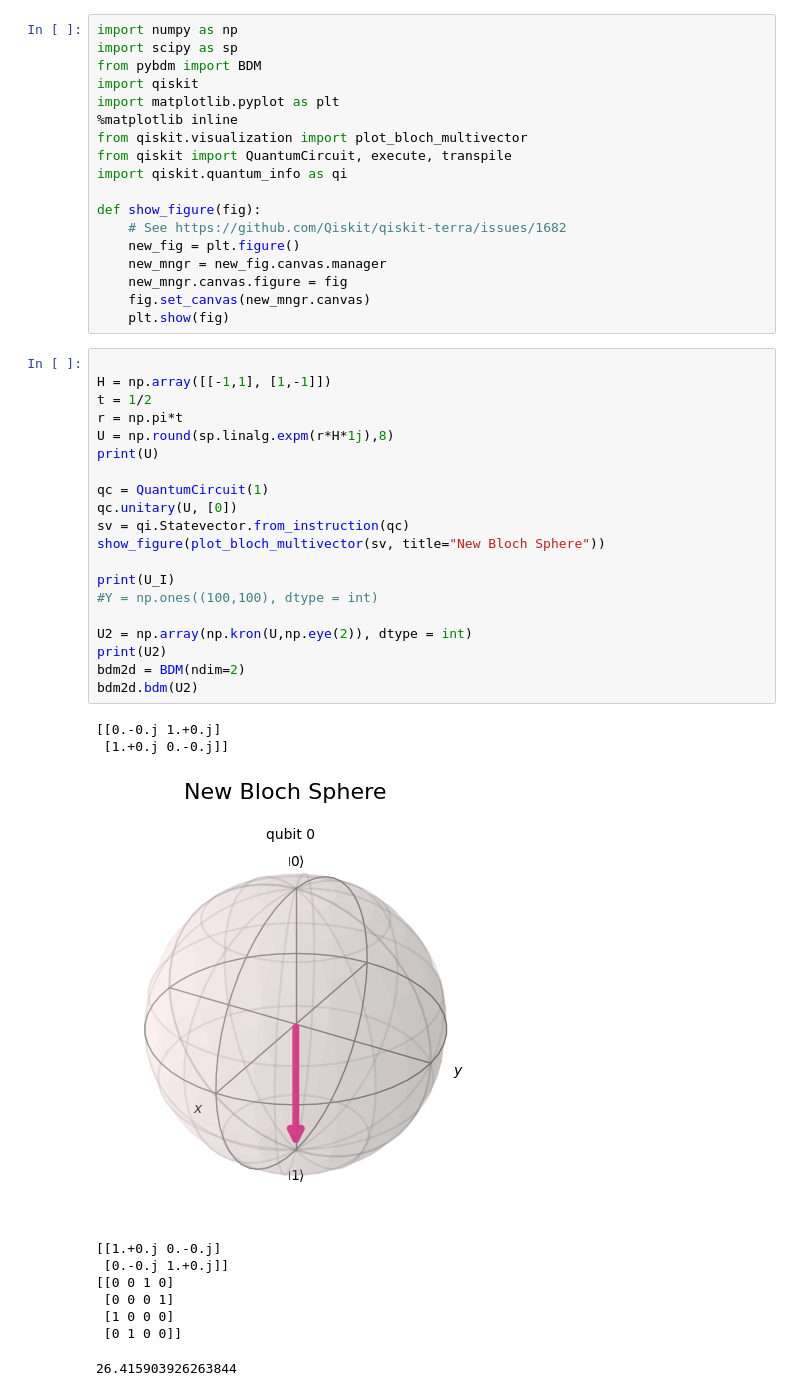
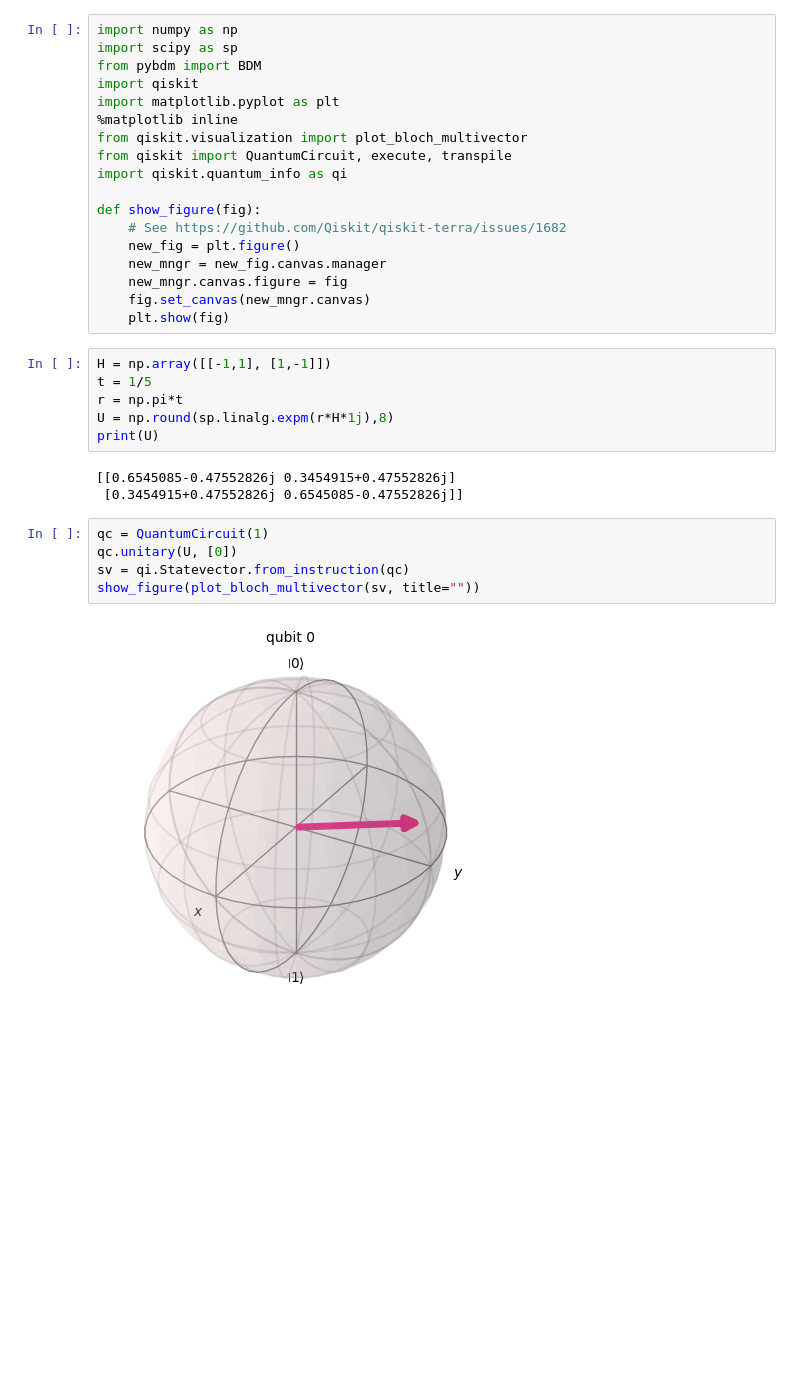
Before and after one commit to Advanced-Research-Centre/QASM, a Jupyter notebook: Algorithmic Hamiltonian Complexity.ipynb, the cells around one changed output. Cells and saved outputs as stored; diff of their text form; blank space fills up the shorter version.

```diff
--- a/Algorithmic Hamiltonian Complexity.ipynb
+++ b/Algorithmic Hamiltonian Complexity.ipynb
@@ -23,33 +24,18 @@ def show_figure(fig):
     fig.set_canvas(new_mngr.canvas)
     plt.show(fig)
 # %%
-
 H = np.array([[-1,1], [1,-1]])
-t = 1/2
+t = 1/5
 r = np.pi*t
 U = np.round(sp.linalg.expm(r*H*1j),8)
 print(U)
-
-qc = QuantumCircuit(1)
-qc.unitary(U, [0])
-sv = qi.Statevector.from_instruction(qc)
-show_figure(plot_bloch_multivector(sv, title="New Bloch Sphere"))
-
-print(U_I)
-#Y = np.ones((100,100), dtype = int)
-
-U2 = np.array(np.kron(U,np.eye(2)), dtype = int)
-print(U2)
-bdm2d = BDM(ndim=2)
-bdm2d.bdm(U2)
 # %% [output]
-[[0.-0.j 1.+0.j]
- [1.+0.j 0.-0.j]]
+[[0.6545085-0.47552826j 0.3454915+0.47552826j]
+ [0.3454915+0.47552826j 0.6545085-0.47552826j]]
-[figure, removed]
-[[1.+0.j 0.-0.j]
- [0.-0.j 1.+0.j]]
-[[0 0 1 0]
- [0 0 0 1]
- [1 0 0 0]
- [0 1 0 0]]
-26.415903926263844
+# %%
+qc = QuantumCircuit(1)
+qc.unitary(U, [0])
+sv = qi.Statevector.from_instruction(qc)
+show_figure(plot_bloch_multivector(sv, title=""))
+# %% [output]
+[figure, added]
```
Also changed, not shown: parts of 4 cells of this notebook.
